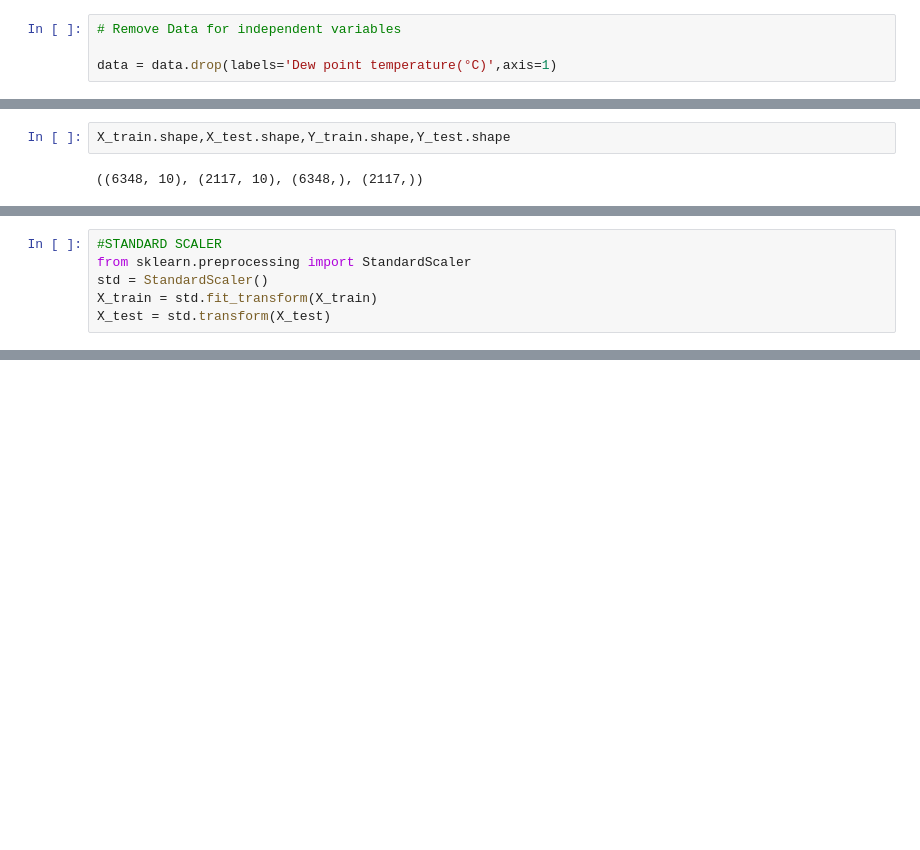
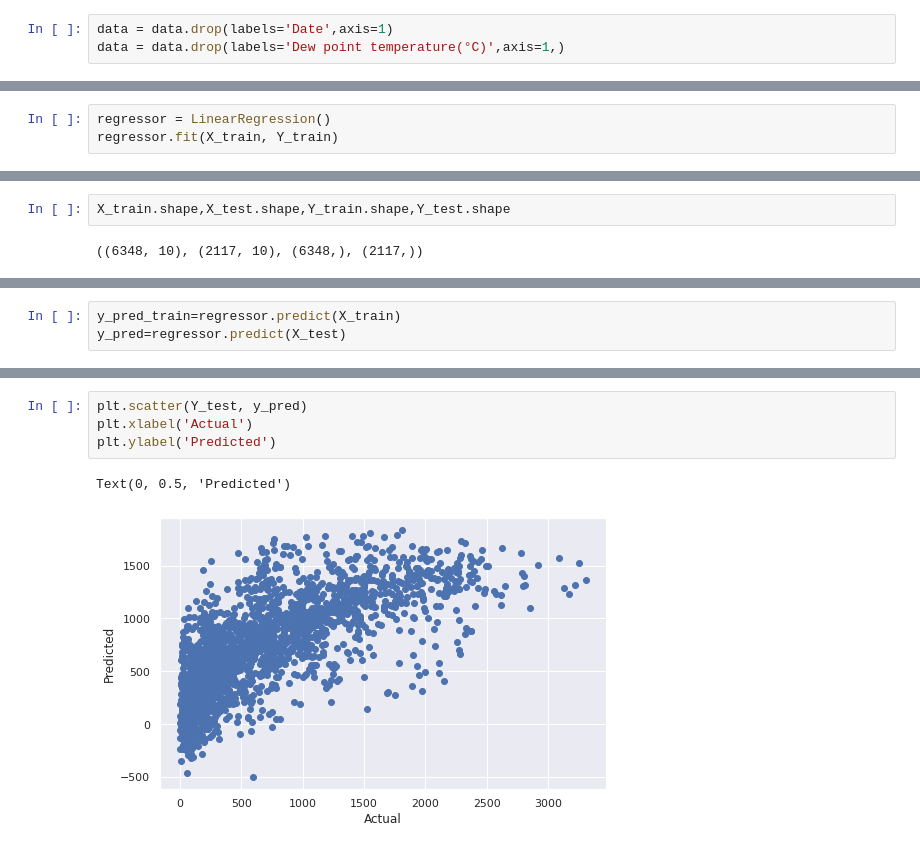
Before and after one commit to CodeWithSridhar/Seoul-Bike-Sharing-Demand-Prediction, a Jupyter notebook: Bike_Sharing_Demand_Prediction_Capstone_Project.ipynb, the cells around one changed output, grey strips where cells are left out. Drawn from its saved outputs; the diff is of its cells as text; blank space fills up the shorter version.

```diff
--- a/Bike_Sharing_Demand_Prediction_Capstone_Project.ipynb
+++ b/Bike_Sharing_Demand_Prediction_Capstone_Project.ipynb
@@ -484,4 +395,3 @@ sns.boxplot(data=data,y="Rented Bike Count",x="Solar Radiation (MJ/m2)",orient="
 # %%
-# Remove Data for independent variables
-
-data = data.drop(labels='Dew point temperature(°C)',axis=1)
+data = data.drop(labels='Date',axis=1)
+data = data.drop(labels='Dew point temperature(°C)',axis=1,)
@@ -505 +414,4 @@ Y = data['Rented Bike Count']
 X_train, X_test, Y_train, Y_test = train_test_split(X, Y, test_size = 0.25, random_state = 0)
+# %%
+regressor = LinearRegression()
+regressor.fit(X_train, Y_train)
@@ -541,6 +423,0 @@ X
-# %%
-#STANDARD SCALER
-from sklearn.preprocessing import StandardScaler
-std = StandardScaler()
-X_train = std.fit_transform(X_train)
-X_test = std.transform(X_test)
@@ -548,0 +432,3 @@ ValueError: ignored
+# %%
+y_pred_train=regressor.predict(X_train)
+y_pred=regressor.predict(X_test)
@@ -548,0 +465,7 @@ ValueError: ignored
+# %%
+plt.scatter(Y_test, y_pred)
+plt.xlabel('Actual')
+plt.ylabel('Predicted')
+# %% [output]
+Text(0, 0.5, 'Predicted')
+[figure, added]
```
Also changed, not shown: parts of 171 cells of this notebook.
